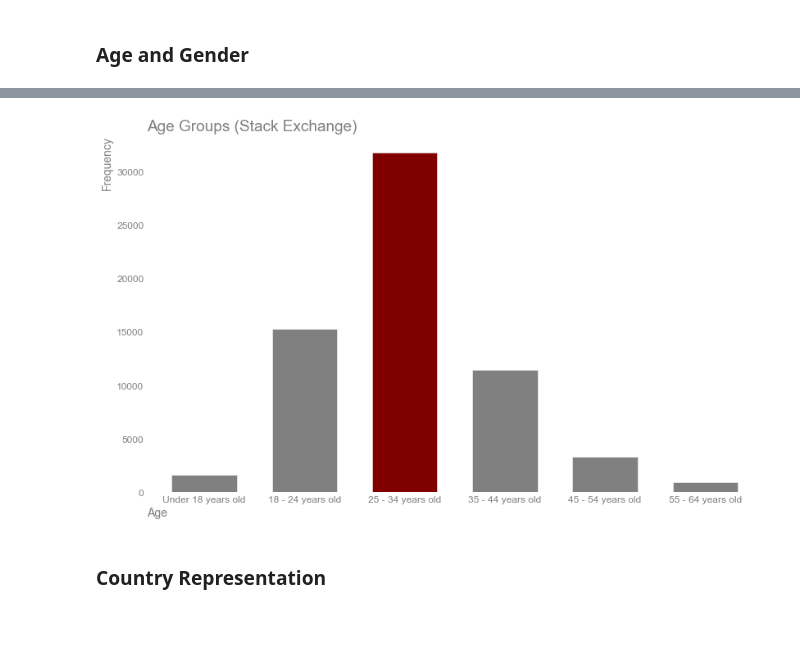
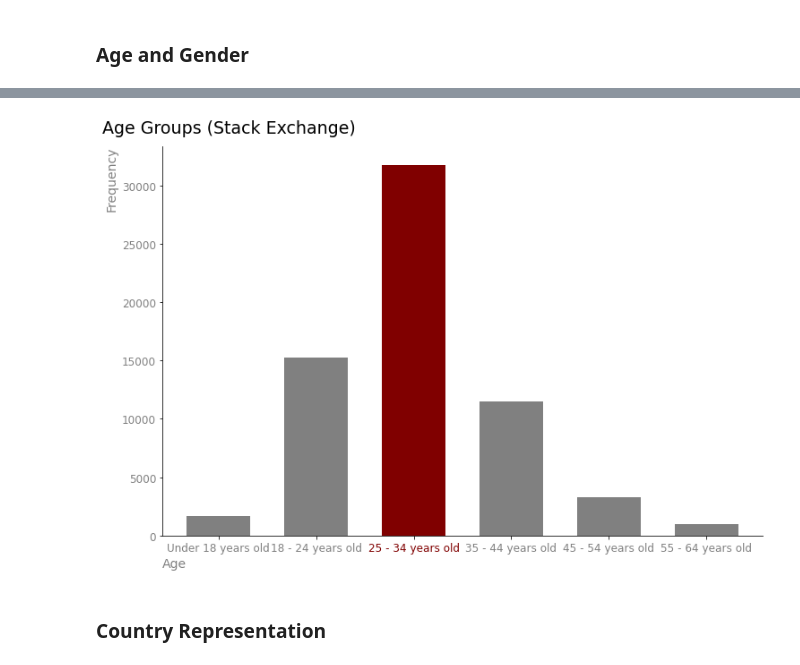
Before and after one commit to paul-trood/Portfolio-Best_Markets_for_Advertising, a Jupyter notebook: coding_survey.ipynb, the cells around one changed output, grey strips where cells are left out. Saved outputs shown, nothing was run; the diff lists cells and outputs as text; code cells hidden in the pictures; blank space fills up the shorter version.

```diff
--- a/coding_survey.ipynb
+++ b/coding_survey.ipynb
@@ -48,7 +48,7 @@ import numpy as np
 import matplotlib.pyplot as plt
 import seaborn as sns
 import matplotlib.style as style
-style.use("fivethirtyeight")
+#style.use("fivethirtyeight")
 %matplotlib inline
 import warnings
 warnings.filterwarnings("ignore")
@@ -410,18 +465,19 @@ plt.show()
 # %%
 # Stack exchange age groups
 
 colors = ["grey","grey", "maroon", "grey", "grey", "grey"]
 fig, ax = plt.subplots(figsize = (12, 8))
 ages = exchange["Age"].value_counts().iloc[[4,1,0,2,3,5]].plot.bar(width = 0.65, color = colors)
 plt.xticks(rotation = 0, size = 12)
-plt.gca().spines[["right", "left", "top", "bottom"]].set_visible(False)
-plt.title("Age Groups (Stack Exchange)", size = 19, loc = "left", color = "grey")
+plt.gca().spines[["right","top"]].set_visible(False)
+plt.title("Age Groups (Stack Exchange)", size = 19, loc = "left",x = -0.1, y = 1.02)
 plt.ylabel("Frequency", color = "grey", size = 14, loc = "top")
 plt.xlabel("Age", color = "grey", size = 14, loc = "left")
 plt.yticks(size = 12, color = "grey")
 plt.xticks(size = 12, color = "grey")
+plt.gca().get_xticklabels()[2].set_color("maroon")
 plt.show()
 # %% [output]
-[figure, old version]
+[figure, new version]
 # %% [markdown]
 ### Country Representation
```
Also changed, not shown: parts of 60 cells of this notebook.
